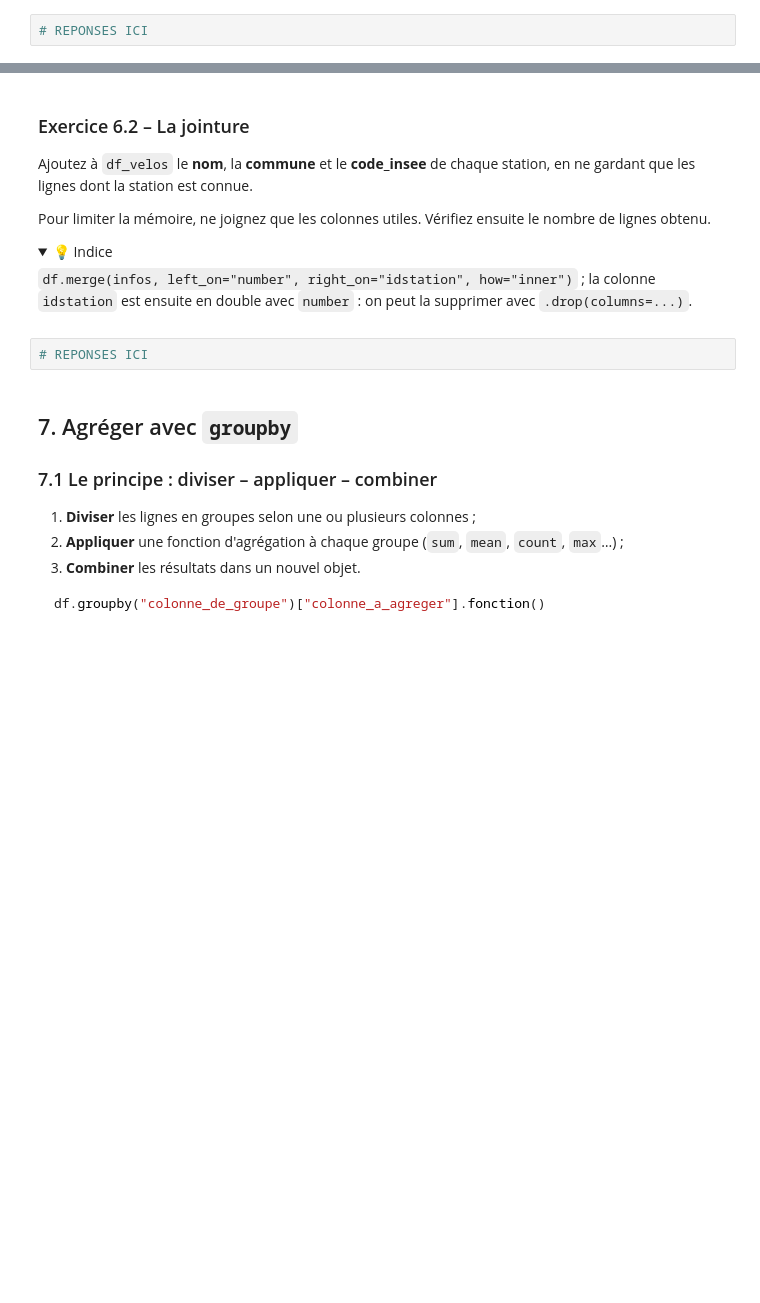
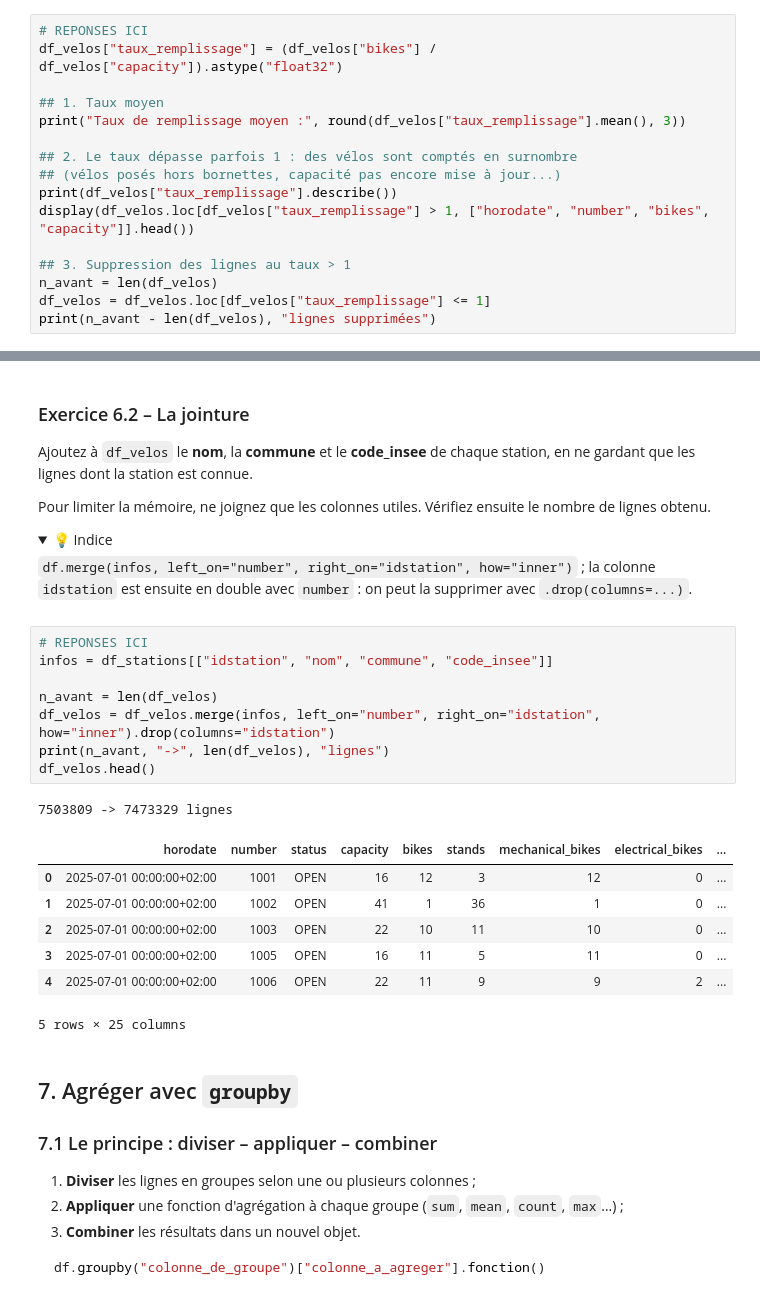
Before and after one commit to bcahier/geonum_python_26, a Jupyter notebook: notebooks_26/01_pandas_velov.ipynb, the cells around one changed output, grey strips where cells are left out. Drawn from its saved outputs; the diff is of its cells as text; folded sections open; blank space fills up the shorter version.

```diff
--- a/notebooks_26/01_pandas_velov.ipynb
+++ b/notebooks_26/01_pandas_velov.ipynb
@@ -386,6 +484,20 @@ Créez une colonne `taux_remplissage` égale au nombre de vélos disponibles div
 3. Supprimez les lignes qui ont un taux de remplissage > 1
 # %%
 # REPONSES ICI
+df_velos["taux_remplissage"] = (df_velos["bikes"] / df_velos["capacity"]).astype("float32")
+
+## 1. Taux moyen
+print("Taux de remplissage moyen :", round(df_velos["taux_remplissage"].mean(), 3))
+
+## 2. Le taux dépasse parfois 1 : des vélos sont comptés en surnombre
+## (vélos posés hors bornettes, capacité pas encore mise à jour...)
+print(df_velos["taux_remplissage"].describe())
+display(df_velos.loc[df_velos["taux_remplissage"] > 1, ["horodate", "number", "bikes", "capacity"]].head())
+
+## 3. Suppression des lignes au taux > 1
+n_avant = len(df_velos)
+df_velos = df_velos.loc[df_velos["taux_remplissage"] <= 1]
+print(n_avant - len(df_velos), "lignes supprimées")
 # %% [markdown]
 ## 6. Joindre deux tables
 
@@ -439,6 +577,21 @@ Vérifiez ensuite le nombre de lignes obtenu.
 </details>
 # %%
 # REPONSES ICI
+infos = df_stations[["idstation", "nom", "commune", "code_insee"]]
+
+n_avant = len(df_velos)
+df_velos = df_velos.merge(infos, left_on="number", right_on="idstation", how="inner").drop(columns="idstation")
+print(n_avant, "->", len(df_velos), "lignes")
+df_velos.head()
+# %% [output]
+7503809 -> 7473329 lignes
+|  | horodate | number | status | capacity | bikes | stands | mechanical_bikes | electrical_bikes | ... |
+| 0 | 2025-07-01 00:00:00+02:00 | 1001 | OPEN | 16 | 12 | 3 | 12 | 0 | ... |
+| 1 | 2025-07-01 00:00:00+02:00 | 1002 | OPEN | 41 | 1 | 36 | 1 | 0 | ... |
+| 2 | 2025-07-01 00:00:00+02:00 | 1003 | OPEN | 22 | 10 | 11 | 10 | 0 | ... |
+| 3 | 2025-07-01 00:00:00+02:00 | 1005 | OPEN | 16 | 11 | 5 | 11 | 0 | ... |
+| 4 | 2025-07-01 00:00:00+02:00 | 1006 | OPEN | 22 | 11 | 9 | 9 | 2 | ... |
+5 rows × 25 columns
 # %% [markdown]
 ## 7. Agréger avec `groupby`
 
```
Also changed, not shown: parts of 13 cells of this notebook, 2 other files.
